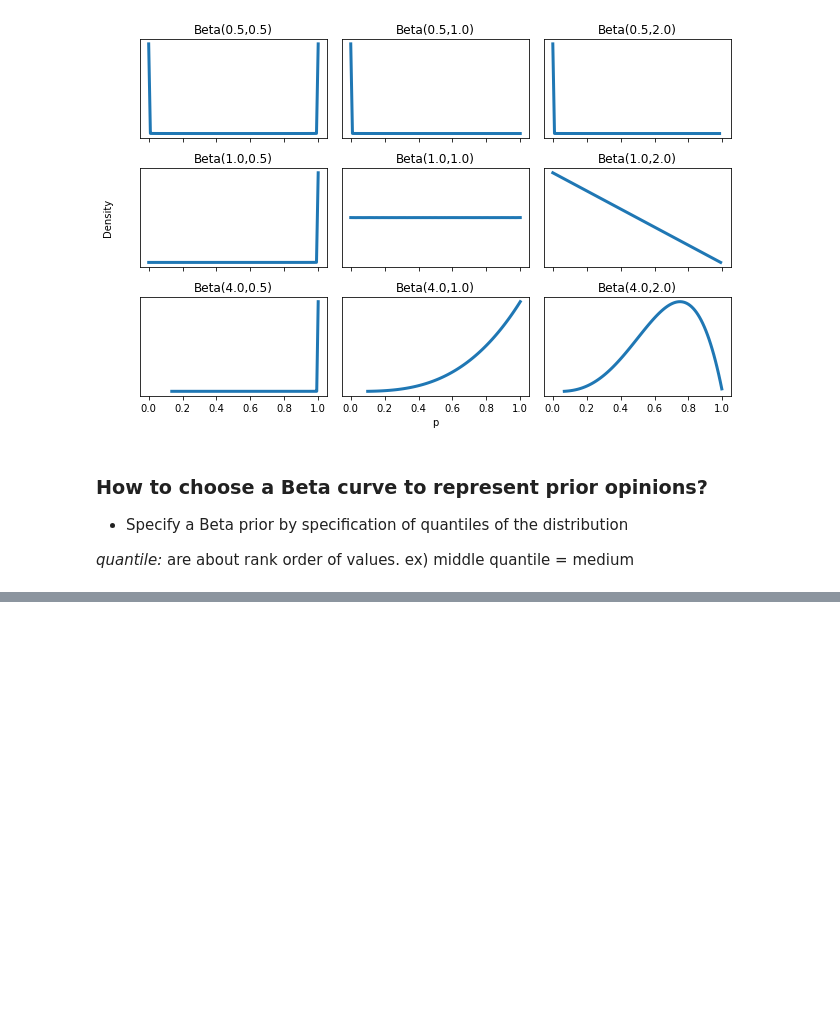
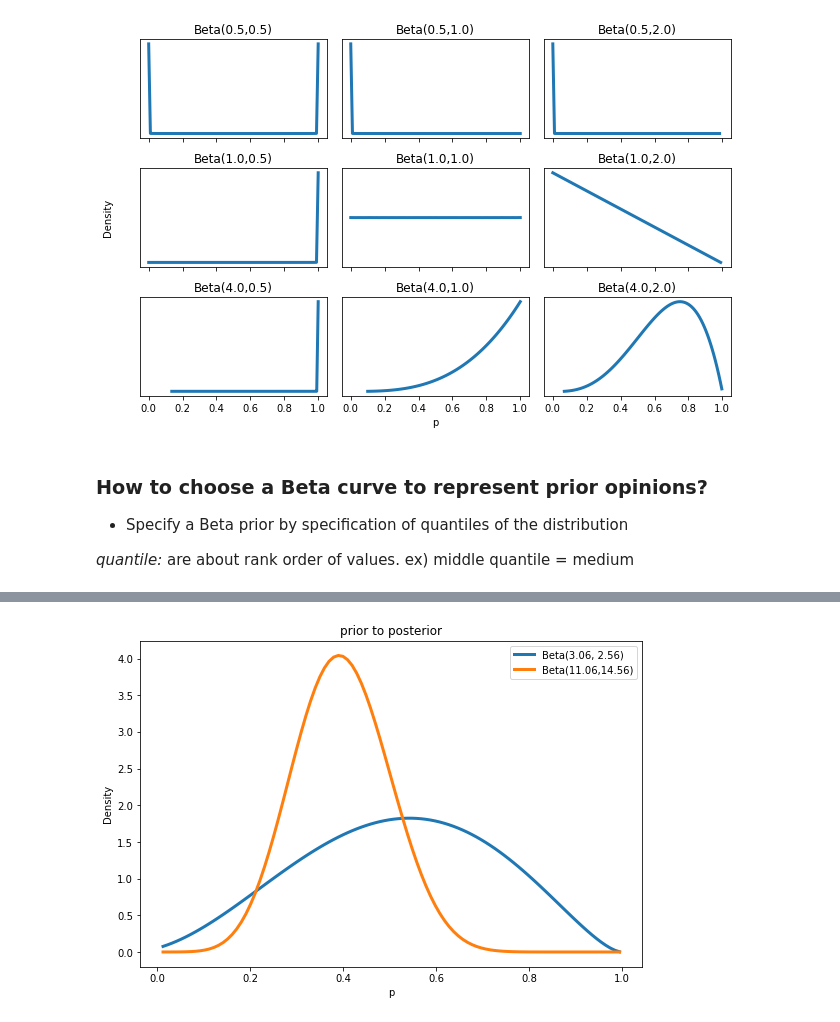
Before and after one commit to alanskye/Bayesian-Statistics, a Jupyter notebook: Lectures/Bayesian_Inference_for_a_Proportion.ipynb, the cells around one changed output, grey strips where cells are left out. Drawn from its saved outputs; the diff is of its cells as text; code cells hidden in the pictures; blank space fills up the shorter version.

```diff
--- a/Lectures/Bayesian_Inference_for_a_Proportion.ipynb
+++ b/Lectures/Bayesian_Inference_for_a_Proportion.ipynb
@@ -202,2 +212,4 @@ def beta_select(quantile1, quantile2):
 # %%
-draw_beta(1, 1)
+# cdf(0 to 50th quantile) = 0.55
+a, b = beta_select({'p': 0.5, 'x': 0.55}, {'p': 0.9, 'x': 0.80})
+a, b = float(a), float(b)
@@ -205,0 +227,14 @@ draw_beta(1, 1)
+# %%
+y, n = 8, 20
+
+x_axis = np.linspace(beta.ppf(0.00001, a, b), beta.ppf(0.99999, a, b), 100)
+fig, ax = plt.subplots(1, 1, figsize=(9, 6))
+plt.plot(x_axis, beta.pdf(x, a, b), lw=3, label=f'Beta({a:.2f}, {b:.2f})')
+plt.plot(x_axis, beta.pdf(x, a+y, b+n-y), lw=3, label=f'Beta({a+y:.2f},{b+n-y:.2f})')
+plt.legend()
+plt.xlabel('p')
+plt.ylabel('Density')
+plt.title('prior to posterior')
+plt.show()
+# %% [output]
+[figure, added]
```
Also changed, not shown: parts of 12 cells of this notebook.
